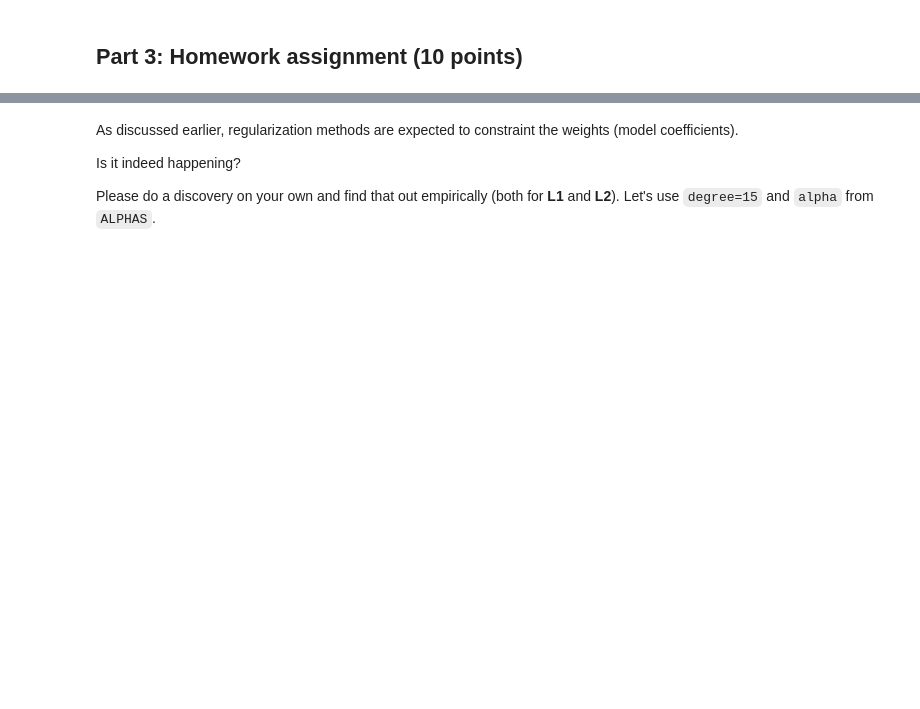
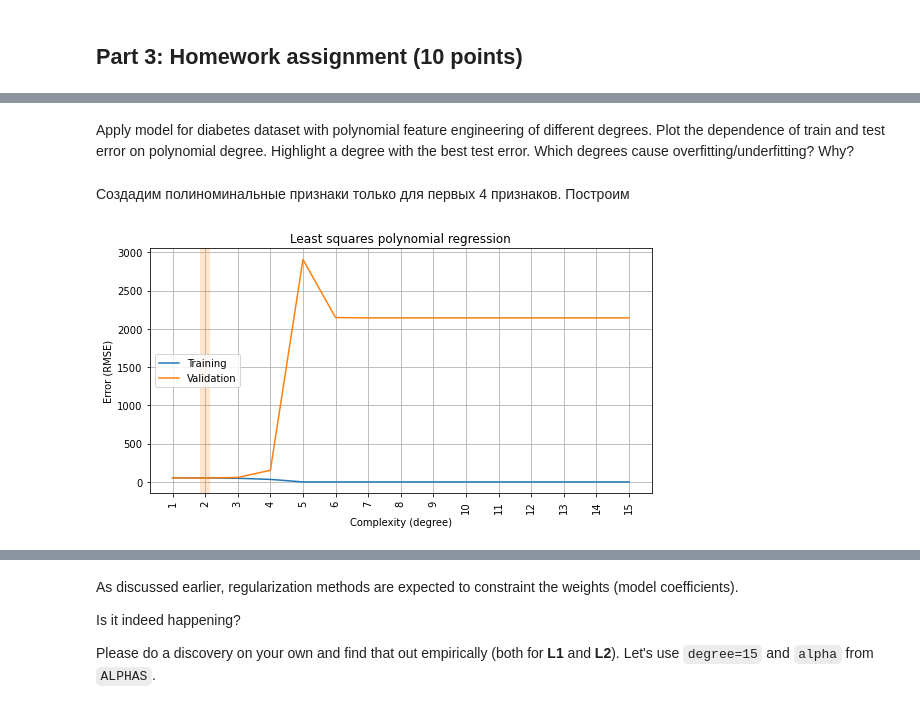
Before and after one commit to ArsenyNovak/EDA, a Jupyter notebook: overfitting_regularization.ipynb, the cells around one changed output, grey strips where cells are left out. Cells and saved outputs as stored; diff of their text form; code cells hidden in the pictures; blank space fills up the shorter version.

```diff
--- a/overfitting_regularization.ipynb
+++ b/overfitting_regularization.ipynb
@@ -80,17 +100,17 @@ PolynomialFeatures(degree=4).fit_transform(X=[
 def make_model(degree, alpha=0, penalty=None):
     # linear regression
     if alpha == 0:
-        regressor = LinearRegression(fit_intercept=False)
+        regressor = LinearRegression()
     # lasso regression",
     elif penalty == 'L1':
-        regressor = Lasso(fit_intercept=False, alpha=alpha, random_state=SEED, max_iter=50000)
+        regressor = Lasso(alpha=alpha, random_state=SEED, max_iter=50000)
     # ridge regression",
     elif penalty == 'L2':
-        regressor = Ridge(fit_intercept=False, alpha=alpha, random_state=SEED, max_iter=50000)
+        regressor = Ridge(alpha=alpha, random_state=SEED, max_iter=50000)
 
 
     return Pipeline([
-        ('pol', PolynomialFeatures(degree)),
+        ('pol', PolynomialFeatures(degree, include_bias=(degree == 0))),
         ('sca', StandardScaler()),
         ('reg', regressor)
     ])
@@ -278,0 +348,6 @@ plot_fitting_graph(ALPHAS, rmse_train, rmse_valid,
+# %%
+from sklearn.datasets import load_diabetes
+data = load_diabetes()
+X_diabetes = pd.DataFrame(data['data'], columns=data['feature_names'])
+y_diabetes = pd.DataFrame(data['target'], columns=['target'])
+print(data['DESCR'])
@@ -278,0 +372,22 @@ plot_fitting_graph(ALPHAS, rmse_train, rmse_valid,
+# %% [markdown]
+Apply model for diabetes dataset with polynomial feature engineering of different degrees. Plot the dependence of train and test error on polynomial degree. Highlight a degree with the best test error. Which degrees cause overfitting/underfitting? Why?
+# %% [markdown]
+Создадим полиноминальные признаки только для первых 4 признаков.
+Построим
+# %%
+DEGREES = DEGREES[1:]
+# %%
+# your findings/conclusions
+rmse_train, rmse_valid = [], []
+for degree in DEGREES:
+    X_deabets_pol = PolynomialFeatures(degree, include_bias=False).fit_transform(X_diabetes[X_diabetes.columns[:]])
+    X_deabets_wo_polinom = X_diabetes[X_diabetes.columns[6:]].to_numpy()
+    X_deabets_new = np.concatenate((X_deabets_pol,X_deabets_wo_polinom), axis=1)
+    X_train, X_valid, y_train, y_valid = train_test_split(X_deabets_new, y_diabetes, test_size=0.3, random_state=42)
+    reg = LinearRegression(fit_intercept=True).fit(X_train, y_train)
+    rmse_train.append(rmse(reg.predict(X_train), y_train))
+    rmse_valid.append(rmse(reg.predict(X_valid), y_valid))
+plot_fitting_graph(DEGREES, rmse_train, rmse_valid, xlabel='Complexity (degree)', ylabel='Error (RMSE)',
+                   title='Least squares polynomial regression')
+# %% [output]
+[figure, added]
```
Also changed, not shown: parts of 55 cells of this notebook.
